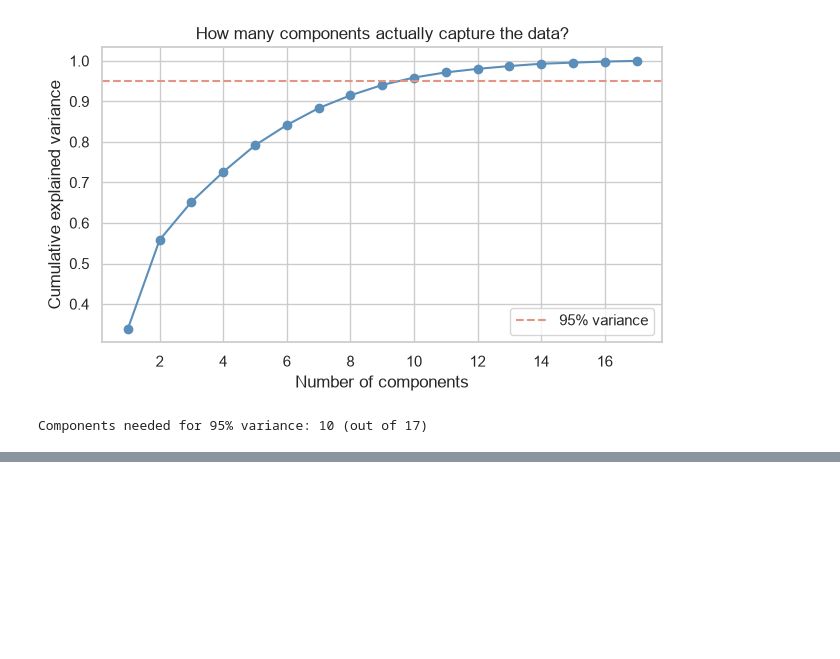
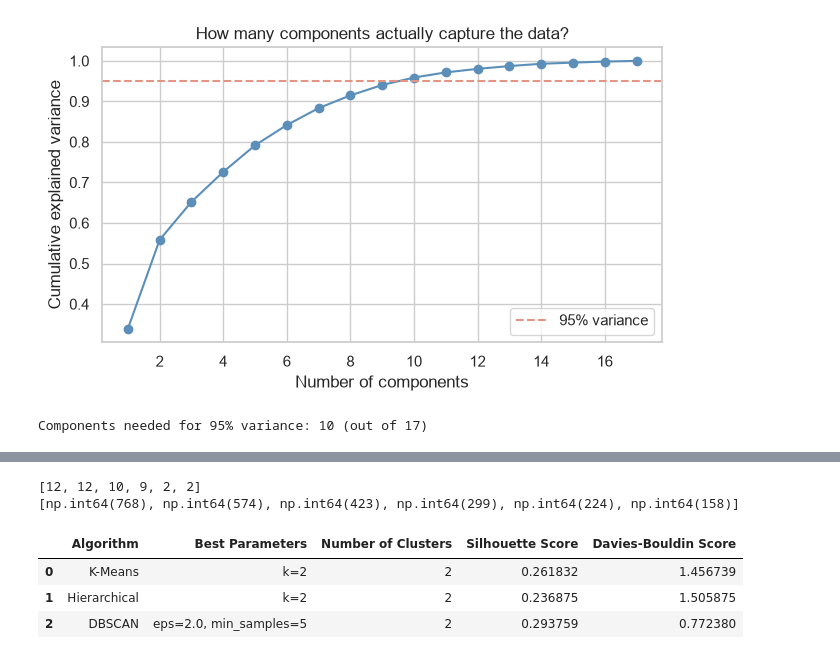
Before and after one commit to geethawilliam-ds/Credit-Card-Customer-Segmentation, a Jupyter notebook: preprocessing.ipynb, the cells around one changed output, grey strips where cells are left out. Cells and saved outputs as stored; diff of their text form; code cells hidden in the pictures; blank space fills up the shorter version.

```diff
--- a/preprocessing.ipynb
+++ b/preprocessing.ipynb
@@ -336,0 +613,6 @@ plt.show()
+# %%
+print(n_clusters_list)
+print(noise_points)
+# %% [output]
+[12, 12, 10, 9, 2, 2]
+[np.int64(768), np.int64(574), np.int64(423), np.int64(299), np.int64(224), np.int64(158)]
@@ -336,0 +628,53 @@ plt.show()
+# %%
+# Hierarchical
+hierarchical_final = AgglomerativeClustering(
+    n_clusters=2,
+    linkage="ward"
+)
+
+hierarchical_labels = hierarchical_final.fit_predict(X_pca)
+# %%
+# DBSCAN
+dbscan_final = DBSCAN(
+    eps=2.0,
+    min_samples=5
+)
+
+dbscan_labels = dbscan_final.fit_predict(X_pca)
+# %%
+comparison = pd.DataFrame({
+    "Algorithm": ["K-Means", "Hierarchical", "DBSCAN"],
+    "Best Parameters": [
+        "k=2",
+        "k=2",
+        "eps=2.0, min_samples=5"
+    ],
+    "Number of Clusters": [
+        len(np.unique(kmeans_labels)),
+        len(np.unique(hierarchical_labels)),
+        len(np.unique(dbscan_labels[dbscan_labels != -1]))
+    ],
+    "Silhouette Score": [
+        silhouette_score(X_pca, kmeans_labels),
+        silhouette_score(X_pca, hierarchical_labels),
+        silhouette_score(
+            X_pca[dbscan_labels != -1],
+            dbscan_labels[dbscan_labels != -1]
+        )
+    ],
+    "Davies-Bouldin Score": [
+        davies_bouldin_score(X_pca, kmeans_labels),
+        davies_bouldin_score(X_pca, hierarchical_labels),
+        davies_bouldin_score(
+            X_pca[dbscan_labels != -1],
+            dbscan_labels[dbscan_labels != -1]
+        )
+    ]
+})
+
+comparison
+# %% [output]
+|  | Algorithm | Best Parameters | Number of Clusters | Silhouette Score | Davies-Bouldin Score |
+| 0 | K-Means | k=2 | 2 | 0.261832 | 1.456739 |
+| 1 | Hierarchical | k=2 | 2 | 0.236875 | 1.505875 |
+| 2 | DBSCAN | eps=2.0, min_samples=5 | 2 | 0.293759 | 0.772380 |
```
Also changed, not shown: parts of 19 cells of this notebook, 45 other files.
